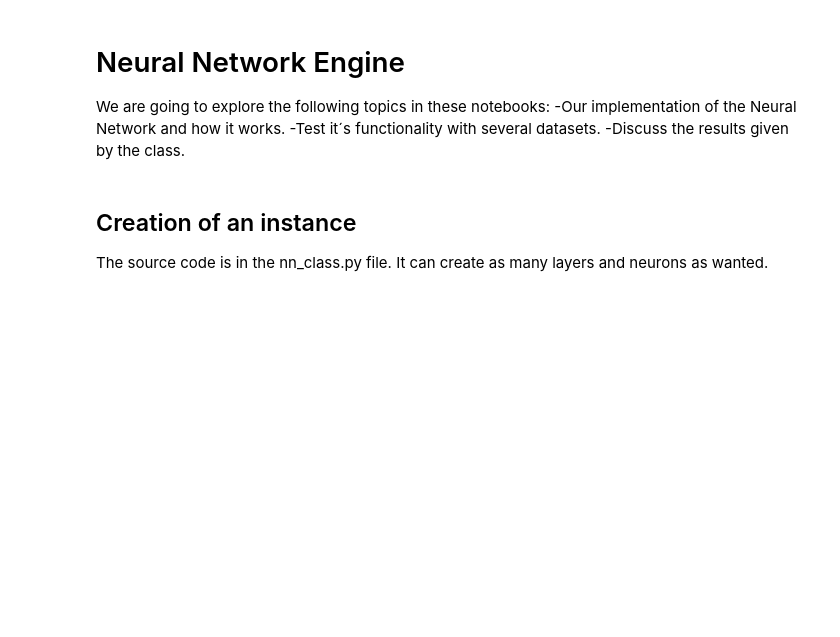
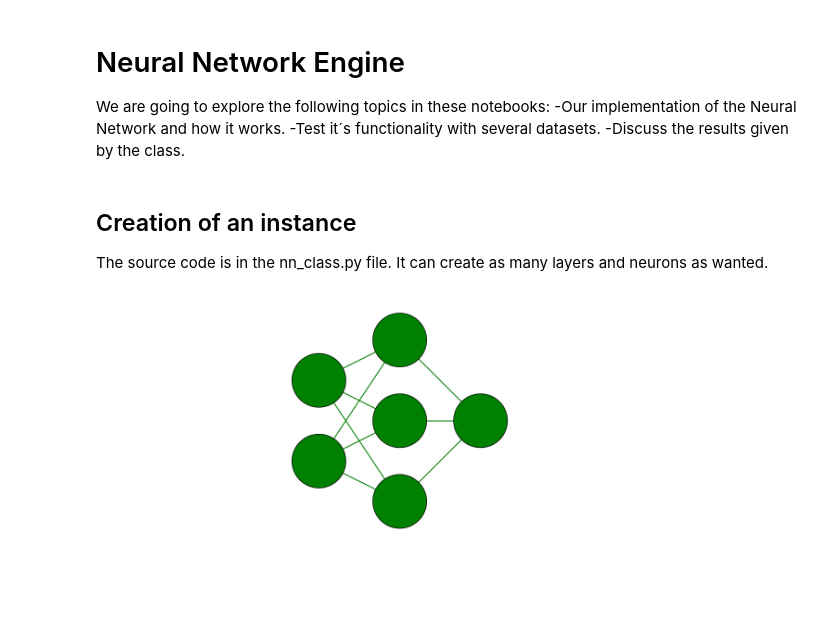
Before and after one commit to JoseLuisPerdomo/Neural-Network-OH, a Jupyter notebook: main/NN class.ipynb, the cells around one changed output. Drawn from its saved outputs; the diff is of its cells as text; code cells hidden in the pictures; blank space fills up the shorter version.

```diff
--- a/main/NN class.ipynb
+++ b/main/NN class.ipynb
@@ -13 +33,12 @@ It can create as many layers and neurons as wanted.
+# %%
+nn = [
+    FullyConnectedLayer(2, 3),
+    Tanh(),
+    FullyConnectedLayer(3, 1),
+    Tanh()
+]
+
+draw_nn(nn)
+# %% [output]
+[figure, added]
 # %%
```
Also changed, not shown: parts of 2 cells of this notebook, 11 other files.
